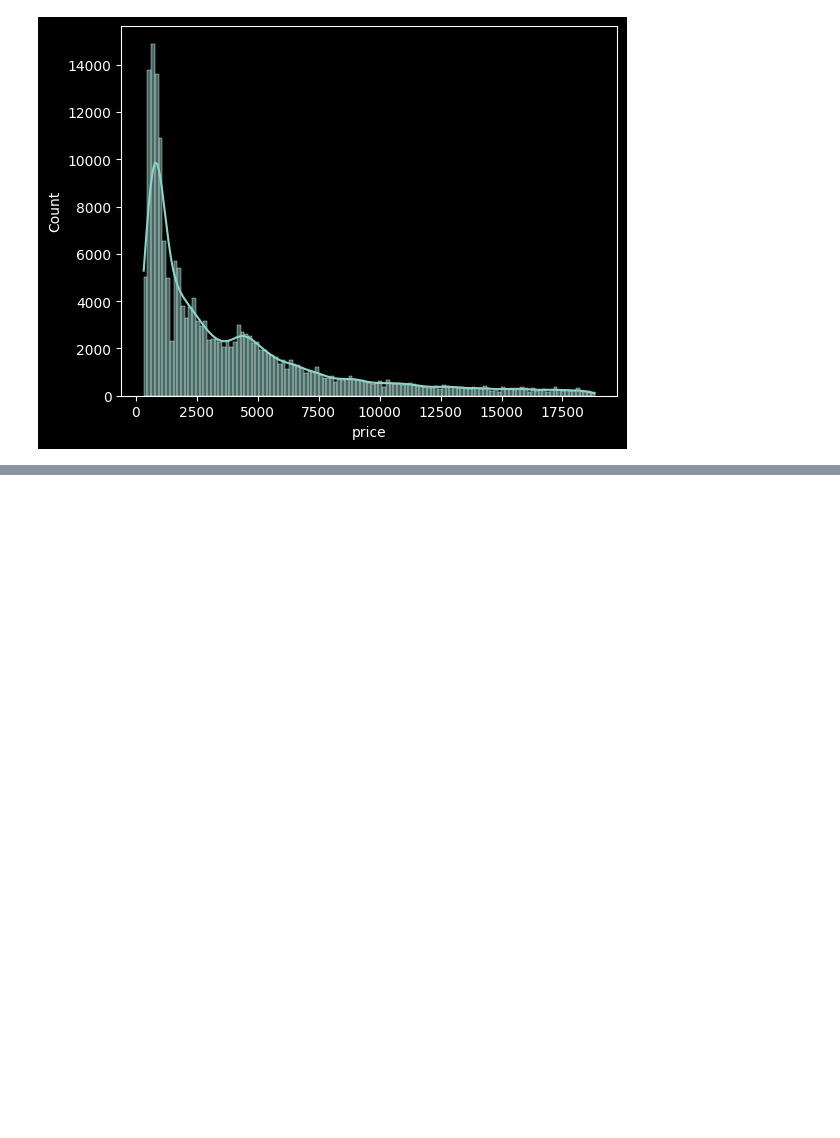
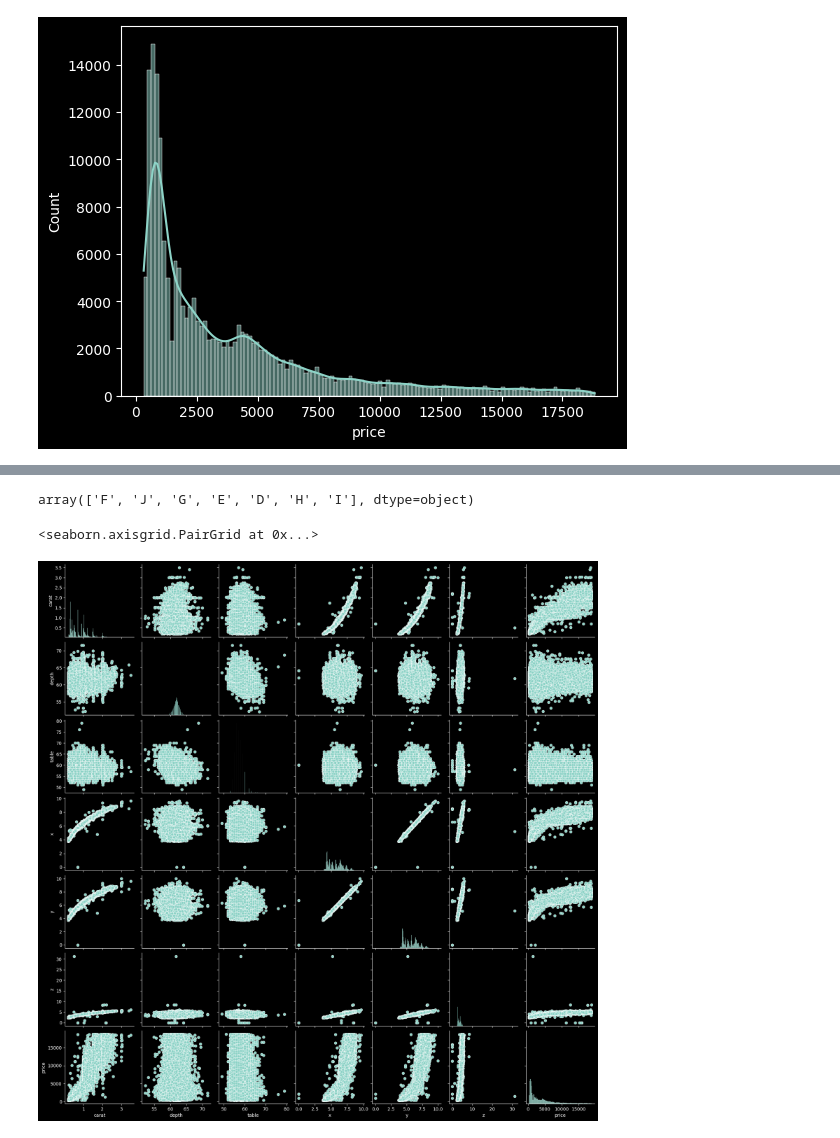
Before and after one commit to Deepakkumar95/FirstML, a Jupyter notebook: src/notebook/EDA.ipynb, the cells around one changed output, grey strips where cells are left out. Drawn from its saved outputs; the diff is of its cells as text; code cells hidden in the pictures; blank space fills up the shorter version.

```diff
--- a/src/notebook/EDA.ipynb
+++ b/src/notebook/EDA.ipynb
@@ -198,0 +214,4 @@ f
+# %%
+df['color'].unique()
+# %% [output]
+array(['F', 'J', 'G', 'E', 'D', 'H', 'I'], dtype=object)
@@ -198,0 +220,5 @@ f
+# %%
+sns.pairplot(df)
+# %% [output]
+<seaborn.axisgrid.PairGrid at 0x...>
+[figure, added]
```
Also changed, not shown: parts of 8 cells of this notebook.
